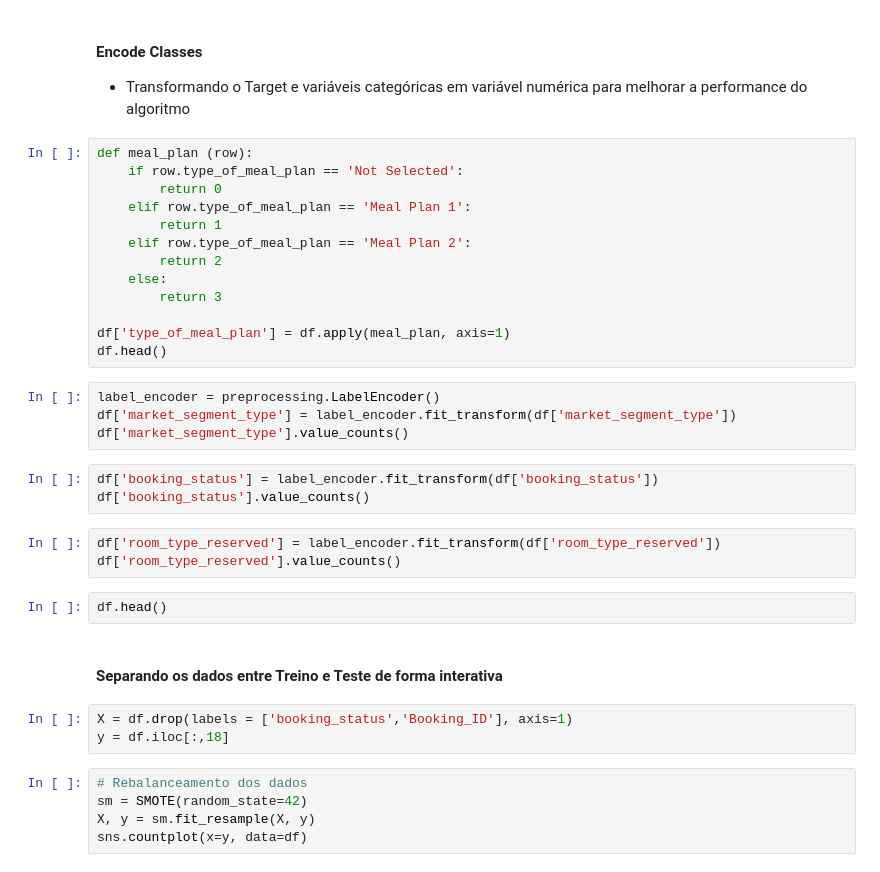
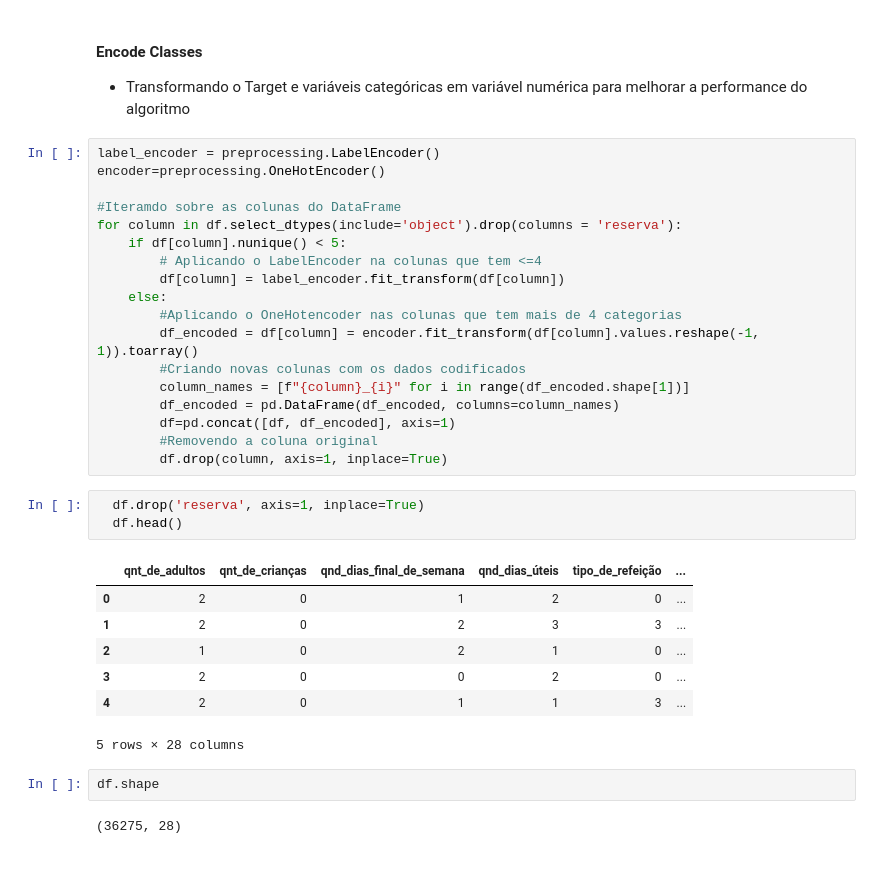
Before and after one commit to clferreira1985/PUC_RJ-Pos_Ciencia_de_Dados_e_Analytics, a Jupyter notebook: Machine_Learning/MVP_Hotel_Reservations_Dataset.ipynb, the cells around one changed output. Saved outputs shown, nothing was run; the diff lists cells and outputs as text.

```diff
--- a/Machine_Learning/MVP_Hotel_Reservations_Dataset.ipynb
+++ b/Machine_Learning/MVP_Hotel_Reservations_Dataset.ipynb
@@ -179,38 +188,36 @@ Verifiquei que temos uma aumento significativo das vendas de um ano para outro,
 #### Encode Classes
 
  - Transformando o Target e variáveis categóricas em variável numérica para melhorar a performance do algoritmo
-# %%
-def meal_plan (row):
-    if row.type_of_meal_plan == 'Not Selected':
-        return 0
-    elif row.type_of_meal_plan == 'Meal Plan 1':
-        return 1
-    elif row.type_of_meal_plan == 'Meal Plan 2':
-        return 2
-    else:
-        return 3
-
-df['type_of_meal_plan'] = df.apply(meal_plan, axis=1)
-df.head()
-# %%
-label_encoder = preprocessing.LabelEncoder()
-df['market_segment_type'] = label_encoder.fit_transform(df['market_segment_type'])
-df['market_segment_type'].value_counts()
-# %%
-df['booking_status'] = label_encoder.fit_transform(df['booking_status'])
-df['booking_status'].value_counts()
-# %%
-df['room_type_reserved'] = label_encoder.fit_transform(df['room_type_reserved'])
-df['room_type_reserved'].value_counts()
+# %%
+label_encoder = preprocessing.LabelEncoder()
+encoder=preprocessing.OneHotEncoder()
+
+#Iteramdo sobre as colunas do DataFrame
+for column in df.select_dtypes(include='object').drop(columns = 'reserva'):
+    if df[column].nunique() < 5:
+        # Aplicando o LabelEncoder na colunas que tem <=4
+        df[column] = label_encoder.fit_transform(df[column])
+    else:
+        #Aplicando o OneHotencoder nas colunas que tem mais de 4 categorias
+        df_encoded = df[column] = encoder.fit_transform(df[column].values.reshape(-1, 1)).toarray()
+        #Criando novas colunas com os dados codificados
+        column_names = [f"{column}_{i}" for i in range(df_encoded.shape[1])]
+        df_encoded = pd.DataFrame(df_encoded, columns=column_names)
+        df=pd.concat([df, df_encoded], axis=1)
+        #Removendo a coluna original
+        df.drop(column, axis=1, inplace=True)
+# %%
+  df.drop('reserva', axis=1, inplace=True)
+  df.head()
+# %% [output]
+|  | qnt_de_adultos | qnt_de_crianças | qnd_dias_final_de_semana | qnd_dias_úteis | tipo_de_refeição | ... |
+| 0 | 2 | 0 | 1 | 2 | 0 | ... |
+| 1 | 2 | 0 | 2 | 3 | 3 | ... |
+| 2 | 1 | 0 | 2 | 1 | 0 | ... |
+| 3 | 2 | 0 | 0 | 2 | 0 | ... |
+| 4 | 2 | 0 | 1 | 1 | 3 | ... |
+5 rows × 28 columns
 # %%
-df.head()
+df.shape
+# %% [output]
+(36275, 28)
-# %% [markdown]
-#### Separando os dados entre Treino e Teste de forma interativa
-# %%
-X = df.drop(labels = ['booking_status','Booking_ID'], axis=1)
-y = df.iloc[:,18]
-# %%
-# Rebalanceamento dos dados
-sm = SMOTE(random_state=42)
-X, y = sm.fit_resample(X, y)
-sns.countplot(x=y, data=df)
```
Also changed, not shown: parts of 22 cells of this notebook.
